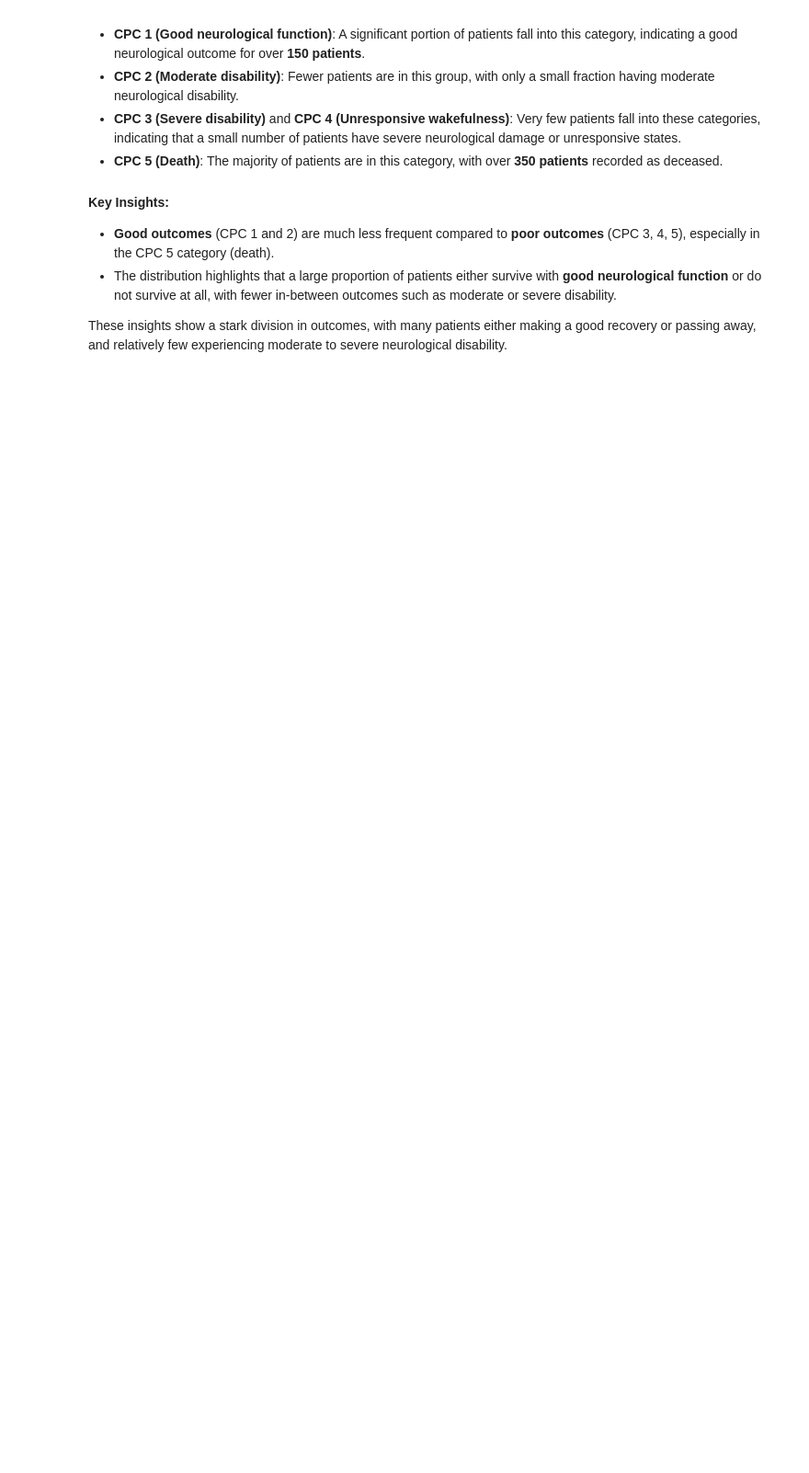
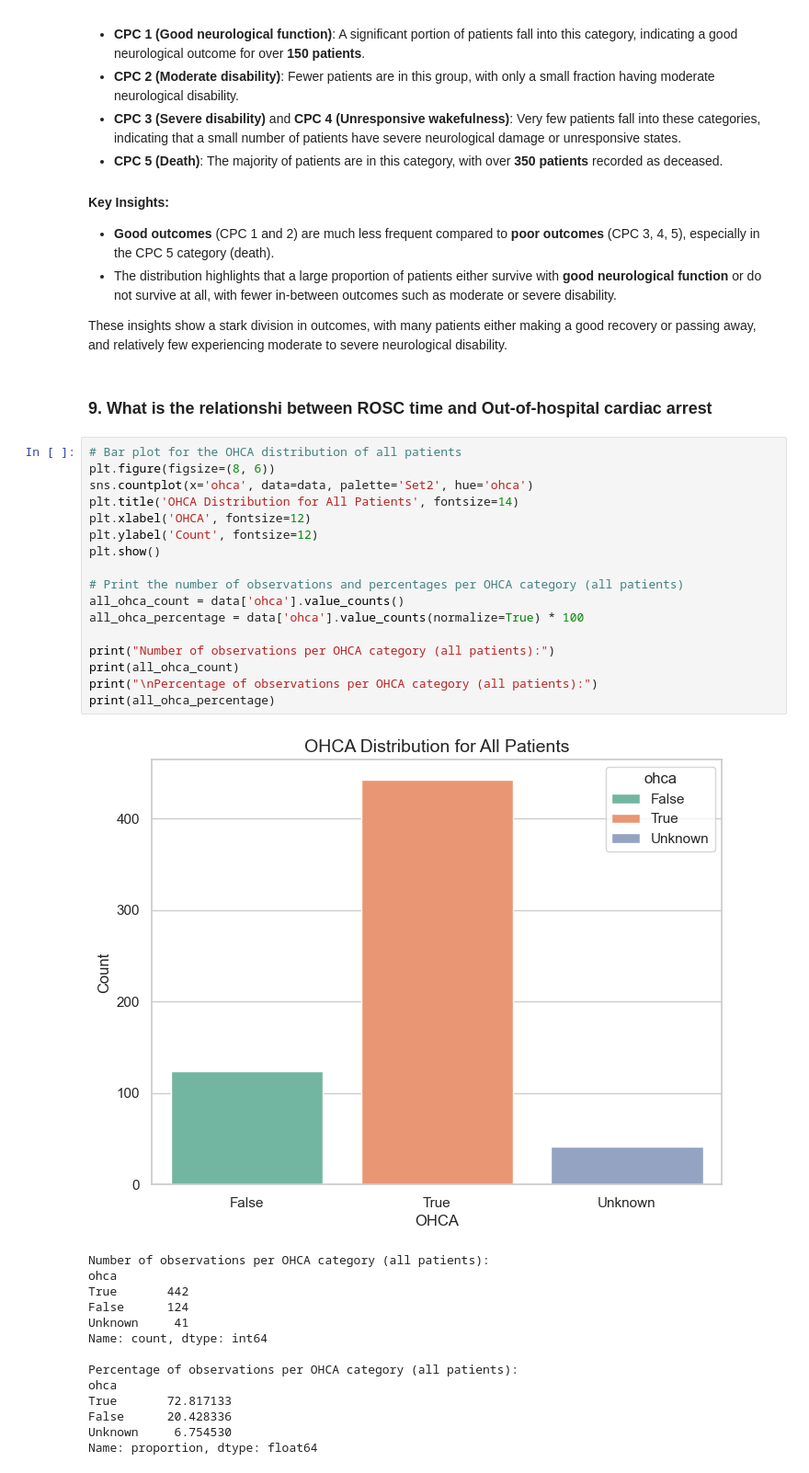
Before and after one commit to KentFre/Resus_TTM, a Jupyter notebook: 01_Exploratory_Data_Analysis.ipynb, the cells around one changed output. Shown at 92% size. Cells and saved outputs as stored; diff of their text form; blank space fills up the shorter version.

```diff
--- a/01_Exploratory_Data_Analysis.ipynb
+++ b/01_Exploratory_Data_Analysis.ipynb
@@ -727,3 +773,37 @@ plt.show()
 - The distribution highlights that a large proportion of patients either survive with **good neurological function** or do not survive at all, with fewer in-between outcomes such as moderate or severe disability.
 
 These insights show a stark division in outcomes, with many patients either making a good recovery or passing away, and relatively few experiencing moderate to severe neurological disability.
+# %% [markdown]
+### 9. What is the relationshi between ROSC time and Out-of-hospital cardiac arrest
+# %%
+# Bar plot for the OHCA distribution of all patients
+plt.figure(figsize=(8, 6))
+sns.countplot(x='ohca', data=data, palette='Set2', hue='ohca')
+plt.title('OHCA Distribution for All Patients', fontsize=14)
+plt.xlabel('OHCA', fontsize=12)
+plt.ylabel('Count', fontsize=12)
+plt.show()
+
+# Print the number of observations and percentages per OHCA category (all patients)
+all_ohca_count = data['ohca'].value_counts()
+all_ohca_percentage = data['ohca'].value_counts(normalize=True) * 100
+
+print("Number of observations per OHCA category (all patients):")
+print(all_ohca_count)
+print("\nPercentage of observations per OHCA category (all patients):")
+print(all_ohca_percentage)
+# %% [output]
+[figure, added]
+Number of observations per OHCA category (all patients):
+ohca
+True       442
+False      124
+Unknown     41
+Name: count, dtype: int64
+
+Percentage of observations per OHCA category (all patients):
+ohca
+True       72.817133
+False      20.428336
+Unknown     6.754530
+Name: proportion, dtype: float64
```
Also changed, not shown: parts of 13 cells of this notebook, 4 other files.
